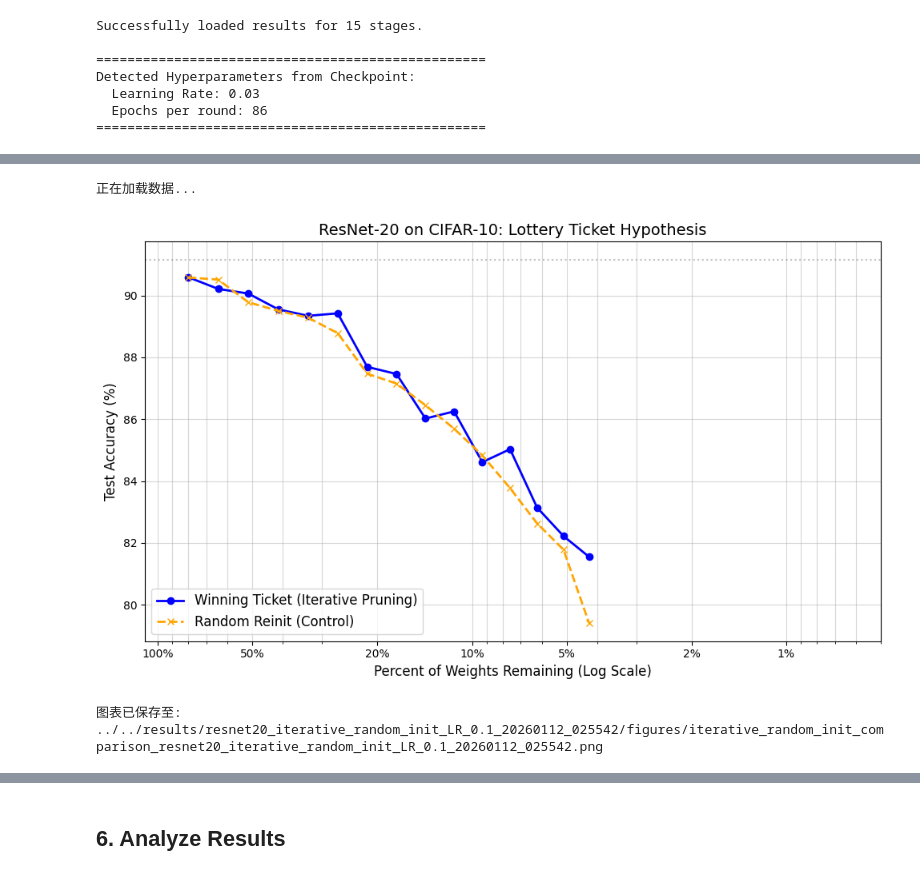
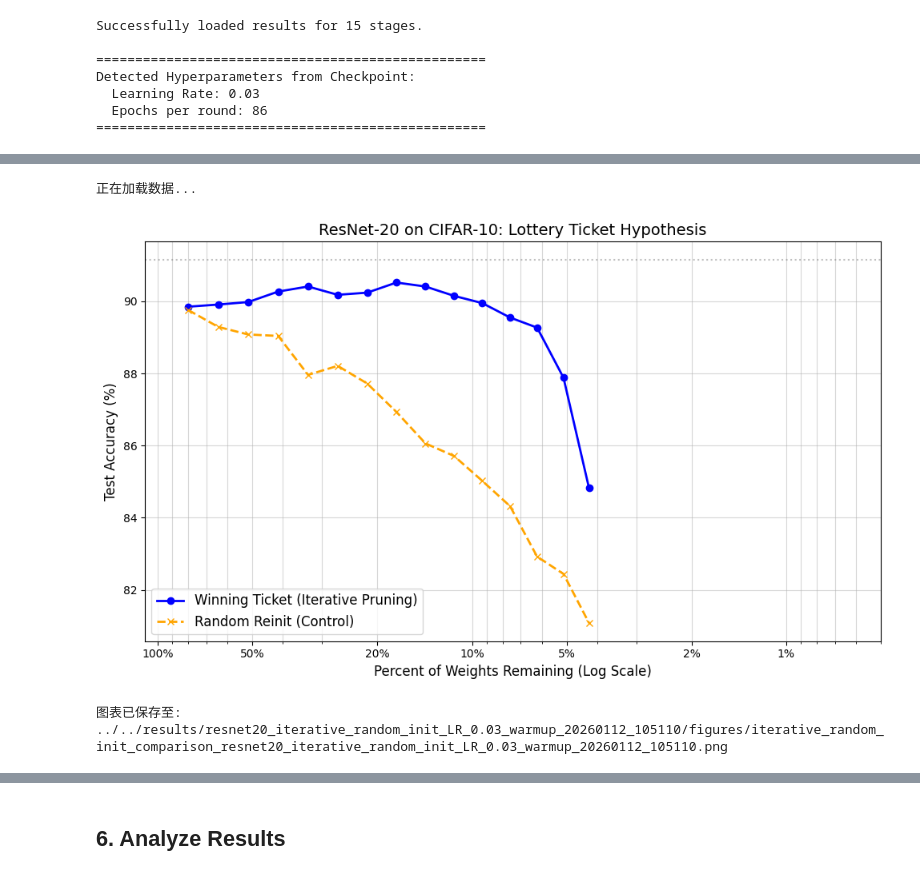
Before and after one commit to Jerry0209/ee411-lottery-ticket-hypothesis, a Jupyter notebook: notebooks/jerry/resnet18_iterative_random_init_experiment_LR_0.03_warmup.ipynb, the cells around one changed output, grey strips where cells are left out. Cells and saved outputs as stored; diff of their text form; code cells hidden in the pictures.

Commit message:
Complete Training: ResNet 18 LR = 0.03 Interative + Random Init + Generate Figures

```diff
--- a/notebooks/jerry/resnet18_iterative_random_init_experiment_LR_0.03_warmup.ipynb
+++ b/notebooks/jerry/resnet18_iterative_random_init_experiment_LR_0.03_warmup.ipynb
@@ -1227,9 +1224,9 @@ import os
 # 1. 定义文件路径
 # ==========================================
 # 这是一个相对路径，确保你的 Notebook 和 results 文件夹的相对位置是正确的
-# base_dir = "../../results/resnet20_iterative_random_init_LR_0.1_20260112_025542/checkpoints"
-iterative_file = "iterative_pruning_results_resnet20_iterative_random_init_LR_0.1_20260112_025542.pth"
-random_init_file = "random_init_results__resnet20_iterative_random_init_LR_0.1_20260112_025542.pth"
+# base_dir = "../../results/resnet20_iterative_random_init_LR_0.03_warmup_20260112_105110/checkpoints"
+iterative_file = "iterative_pruning_results_resnet20_iterative_random_init_LR_0.03_warmup_20260112_105110.pth"
+random_init_file = "random_init_results__resnet20_iterative_random_init_LR_0.03_warmup_20260112_105110.pth"
 
 iterative_path = os.path.join(ckpt_dir, iterative_file)
 random_init_path = os.path.join(ckpt_dir, random_init_file)
@@ -1289,35 +1286,35 @@ else:
     plt.xlim(110, 0.5)  # 范围从 110% 到 0.5% (根据你的数据调整)
 
     # 设置刻度标签，让它显示为正常的百分比数字
     plt.xticks([100, 50, 20, 10, 5, 2, 1], ['100%', '50%', '20%', '10%', '5%', '2%', '1%'])
 
     # 添加标签和标题
     plt.title('ResNet-20 on CIFAR-10: Lottery Ticket Hypothesis', fontsize=14)
     plt.xlabel('Percent of Weights Remaining (Log Scale)', fontsize=12)
     plt.ylabel('Test Accuracy (%)', fontsize=12)
     plt.grid(True, which="both", ls="-", alpha=0.5)
     plt.legend(fontsize=12)
 
     # 添加辅助线 (可选，标出 Baseline 精度)
     # baseline_acc = y_iter[0]
     baseline_acc = 91.15
     plt.axhline(y=baseline_acc, color='gray', linestyle=':', alpha=0.5, label='Baseline Accuracy')
 
     plt.tight_layout()
 
     # 保存图片
     # random_init_pruning_fig_path = os.path.join(fig_dir, f"Random_init_pruning_results_{run_id}.png")
     save_comparison_fig_path = os.path.join(fig_dir, f"iterative_random_init_comparison_{run_id}.png") # 假设有个 figures 文件夹
     # os.makedirs(save_fig_path, exist_ok=True)
     plt.savefig(save_comparison_fig_path, dpi=150)
 
     plt.show()
 
     print(f"图表已保存至: {save_comparison_fig_path}")
 # %% [output]
 正在加载数据...
-[figure, old version]
+[figure, new version]
-图表已保存至: ../../results/resnet20_iterative_random_init_LR_0.1_20260112_025542/figures/iterative_random_init_comparison_resnet20_iterative_random_init_LR_0.1_20260112_025542.png
+图表已保存至: ../../results/resnet20_iterative_random_init_LR_0.03_warmup_20260112_105110/figures/iterative_random_init_comparison_resnet20_iterative_random_init_LR_0.03_warmup_20260112_105110.png
 # %%
 import torch
 import matplotlib.pyplot as plt
```
Also changed, not shown: parts of 5 cells of this notebook, 6 other files.
